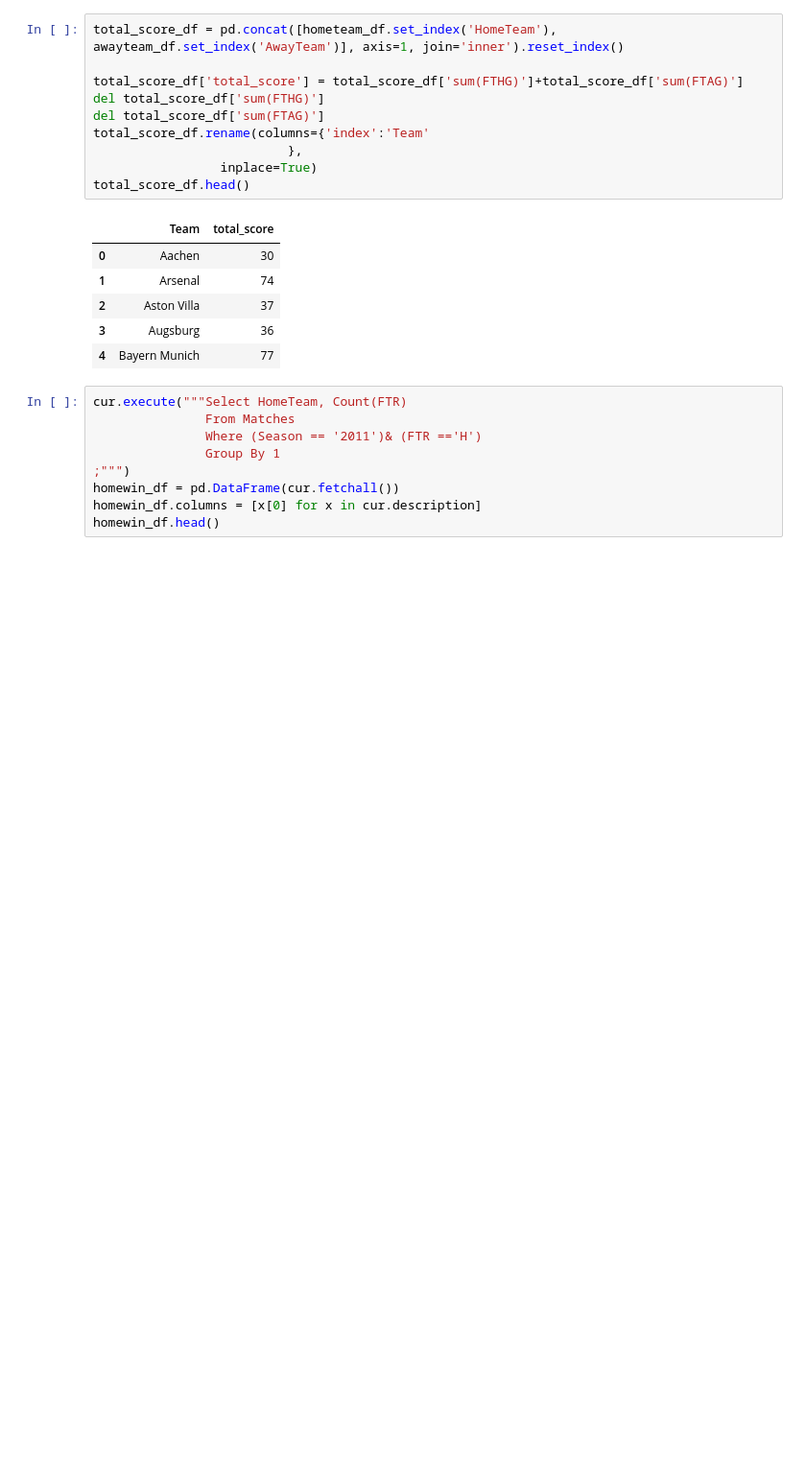
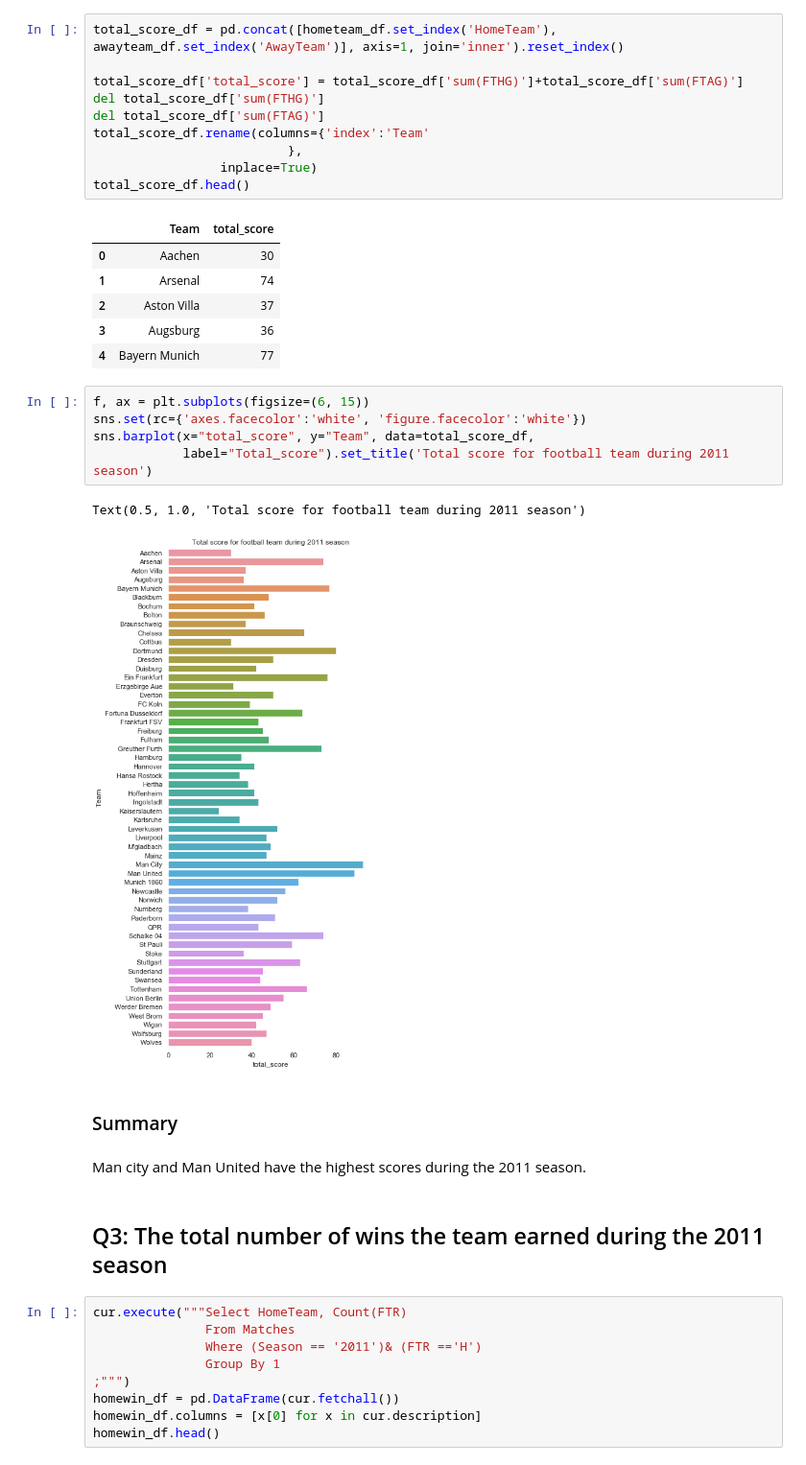
Before and after one commit to shuyu-wu/mod_2_football, a Jupyter notebook: football_analysis/football_analysis.ipynb, the cells around one changed output. Shown at 96% size. Saved outputs shown, nothing was run; the diff lists cells and outputs as text; blank space fills up the shorter version.

```diff
--- a/football_analysis/football_analysis.ipynb
+++ b/football_analysis/football_analysis.ipynb
@@ -98,6 +107,20 @@ total_score_df.head()
 | 2 | Aston Villa | 37 |
 | 3 | Augsburg | 36 |
 | 4 | Bayern Munich | 77 |
+# %%
+f, ax = plt.subplots(figsize=(6, 15))
+sns.set(rc={'axes.facecolor':'white', 'figure.facecolor':'white'})
+sns.barplot(x="total_score", y="Team", data=total_score_df,
+            label="Total_score").set_title('Total score for football team during 2011 season')
+# %% [output]
+Text(0.5, 1.0, 'Total score for football team during 2011 season')
+[figure, added]
+# %% [markdown]
+### Summary
+# %% [markdown]
+Man city and Man United have the highest scores during the 2011 season.
+# %% [markdown]
+## Q3: The total number of wins the team earned during the 2011 season
 # %%
 cur.execute("""Select HomeTeam, Count(FTR)
                From Matches
```
Also changed, not shown: parts of 32 cells of this notebook, 1 other file.
